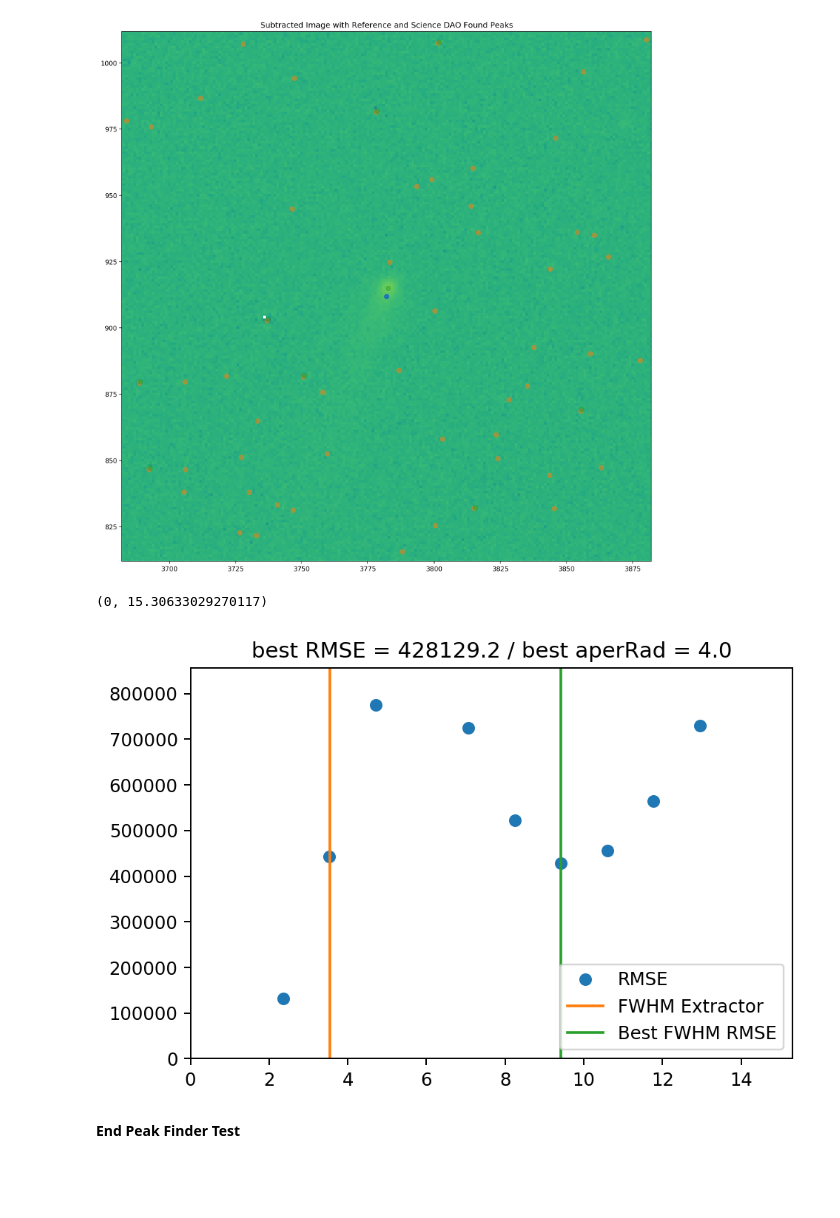
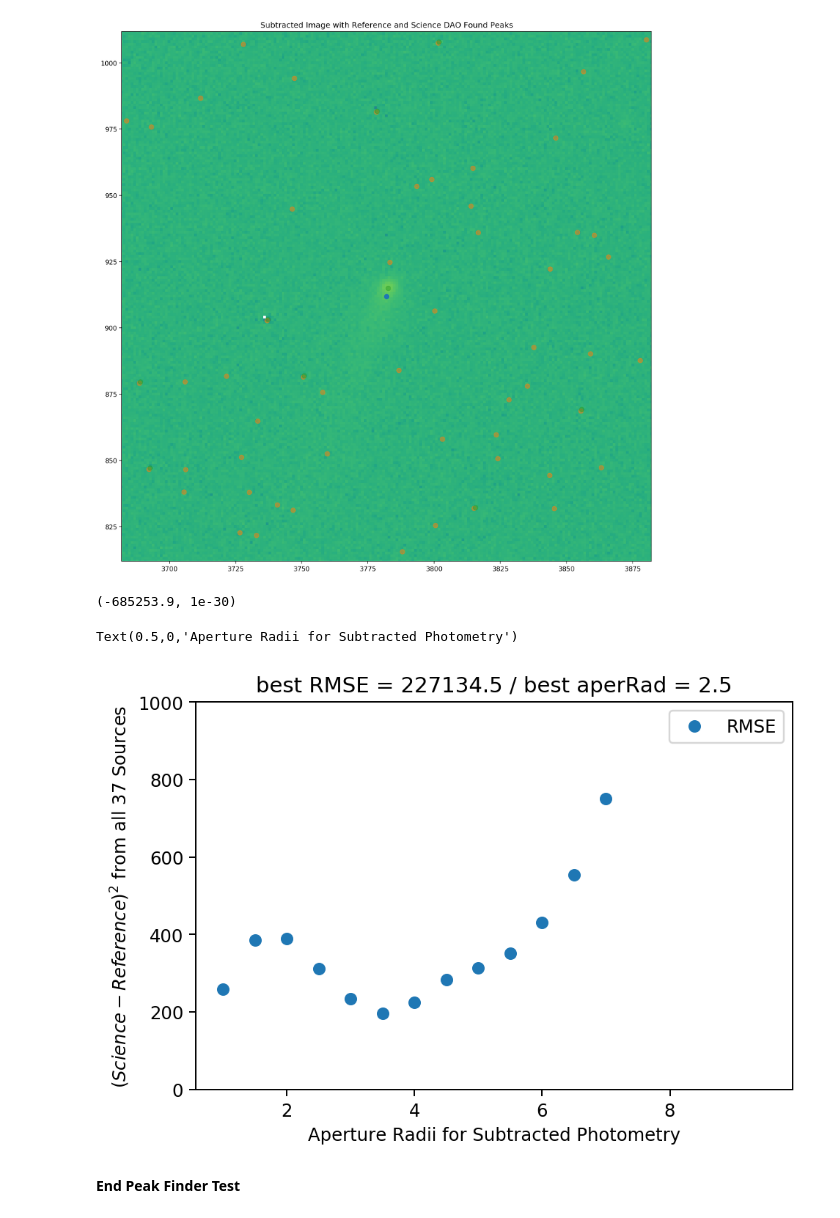
Before and after one commit to exowanderer/Reference-Frame-Calibration, a Jupyter notebook: Reference Image Subtraction - Comet Pipeline.ipynb, the cells around one changed output. Drawn from its saved outputs; the diff is of its cells as text; code cells hidden in the pictures; blank space fills up the shorter version.

```diff
--- a/Reference Image Subtraction - Comet Pipeline.ipynb
+++ b/Reference Image Subtraction - Comet Pipeline.ipynb
@@ -499,27 +508,38 @@ def check_rmse_subtracted_image(subtracted_image, ref_sources, aperRad = 4.0):
 aperRads     = np.arange(1.0,10.0, 0.5)
 rmse_aperRad = np.zeros(len(aperRads))
 for krad, aperRad in enumerate(aperRads):
-    rmse_aperRad[krad] = check_rmse_subtracted_image(hp_subtracted_image[0].data, ref_dao_sources, aperRad=aperRad)
+    rmse_aperRad[krad], positions = check_rmse_subtracted_image(hp_subtracted_image[0].data, ref_dao_sources,
+                                                                    aperRad=aperRad, ycomet=yc_0, xcomet=xc_0,
+                                                                    subarray_size = 100)
 # %%
 color_cycle = rcParams['axes.prop_cycle'].by_key()['color']
+# %%
+sum(hp_subtracted_image[0].data), median(hp_subtracted_image[0].data)
+# %% [output]
+(-685253.9, 1e-30)
 # %%
 where_best   = np.where(rmse_aperRad == rmse_aperRad[aperRads > 2.0].min())[0][0]
 best_aperRad = aperRads[where_best]
 best_rmse    = rmse_aperRad[where_best]
 
-sig2FHWM = 2*sqrt(2*log(2))
+sig2FHWM      = 2*sqrt(2*log(2))
+n_ref_sources = len(positions)
 
-plot(aperRads*sig2FHWM, rmse_aperRad, 'o', label='RMSE', color=color_cycle[0]);
-axvline(hp_subtracted_image[0].header['FWHMSEX'], label='FWHM Extractor', color=color_cycle[1]);
-axvline(best_aperRad*sig2FHWM, label='Best FWHM RMSE', color=color_cycle[2]);
+plot(aperRads, rmse_aperRad / (n_ref_sources*pi*aperRads**2), 'o', label='RMSE', color=color_cycle[0]);
+# axvline(hp_subtracted_image[0].header['FWHMSEX'] / sig2FHWM, label='FWHM Extractor', color=color_cycle[1]);
+# axvline(best_aperRad, label='Best FWHM RMSE', color=color_cycle[2]);
 
 legend(loc=0);
 title('best RMSE = {} / best aperRad = {}'.format(np.round(best_rmse,1), best_aperRad));
-ylim(0,2*best_rmse)
-xlim(0, max(aperRads[rmse_aperRad < 3*best_rmse])*sig2FHWM)
+ylim(0,1000)
+# ylim(0,10*best_rmse/ (n_ref_sources*pi*best_aperRad**2))
+# xlim(0, max(aperRads[rmse_aperRad < 3*best_rmse]))
+
+ylabel('$(Science-Reference)^2$ from all {} Sources'.format(len(positions)))
+xlabel('Aperture Radii for Subtracted Photometry')
 # %% [output]
-(0, 15.30633029270117)
+Text(0.5,0,'Aperture Radii for Subtracted Photometry')
-[figure, old version]
+[figure, new version]
 # %% [markdown]
 **End Peak Finder Test**
 # %% [markdown]
```
Also changed, not shown: parts of 12 cells of this notebook, 1 other file.
